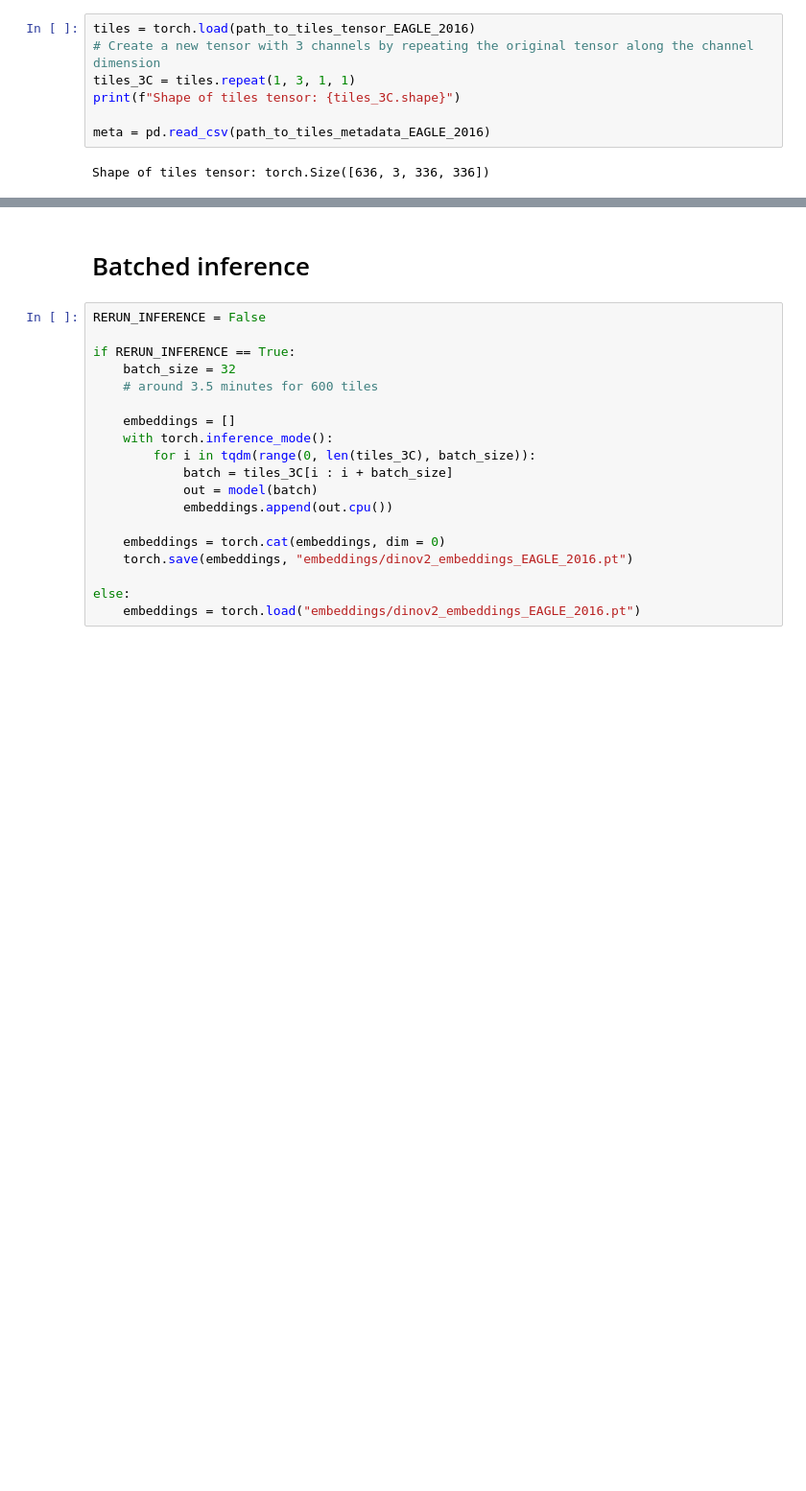
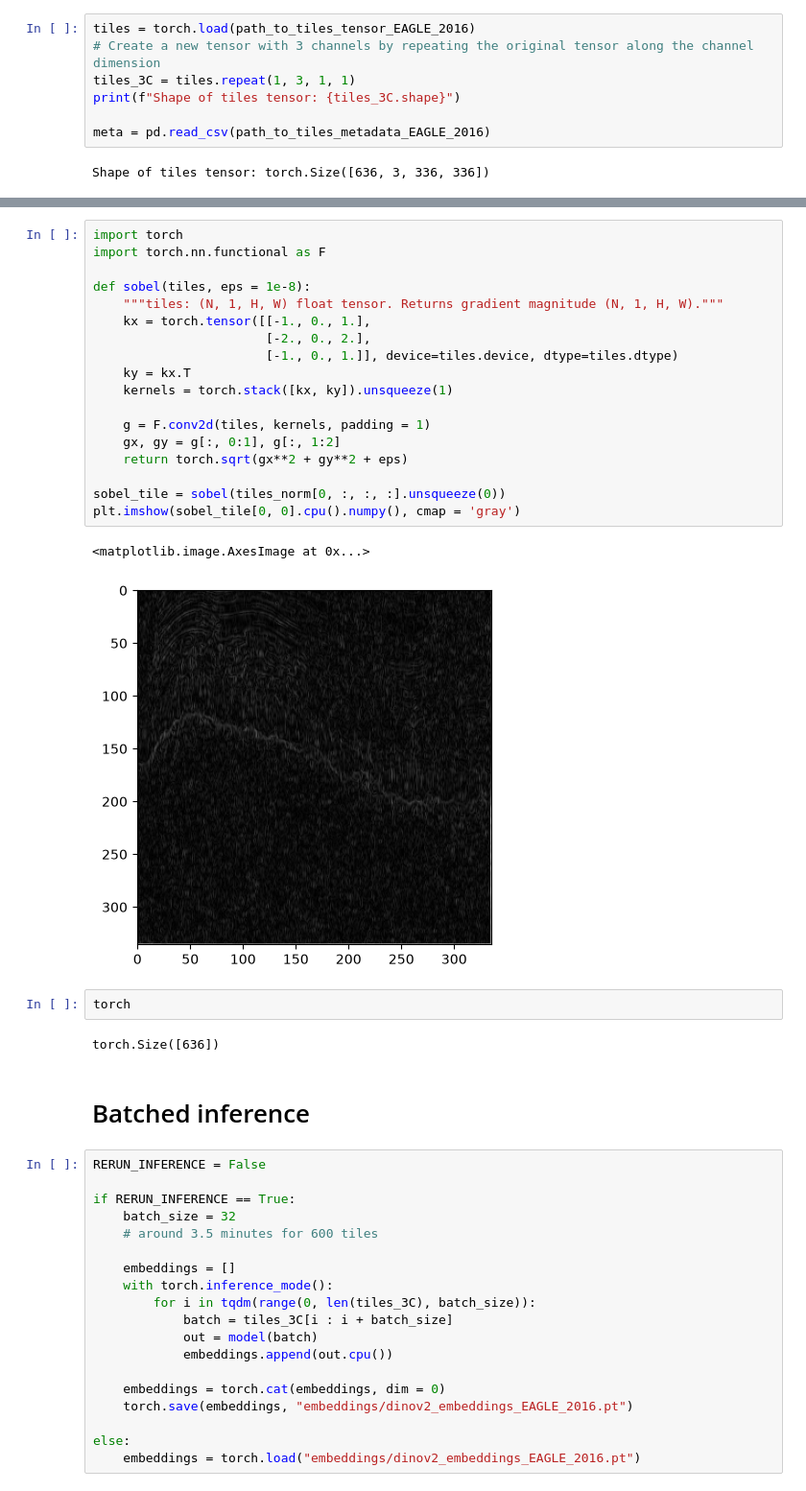
Before and after one commit to kimbente/RadarCLIP, a Jupyter notebook: embeddings.ipynb, the cells around one changed output, grey strips where cells are left out. Shown at 96% size. Cells and saved outputs as stored; diff of their text form; blank space fills up the shorter version.

```diff
--- a/embeddings.ipynb
+++ b/embeddings.ipynb
@@ -45,3 +150,28 @@ Shape of tiles tensor: torch.Size([636, 3, 336, 336])
+# %%
+import torch
+import torch.nn.functional as F
+
+def sobel(tiles, eps = 1e-8):
+    """tiles: (N, 1, H, W) float tensor. Returns gradient magnitude (N, 1, H, W)."""
+    kx = torch.tensor([[-1., 0., 1.],
+                       [-2., 0., 2.],
+                       [-1., 0., 1.]], device=tiles.device, dtype=tiles.dtype)
+    ky = kx.T
+    kernels = torch.stack([kx, ky]).unsqueeze(1)
+
+    g = F.conv2d(tiles, kernels, padding = 1)
+    gx, gy = g[:, 0:1], g[:, 1:2]
+    return torch.sqrt(gx**2 + gy**2 + eps)
+
+sobel_tile = sobel(tiles_norm[0, :, :, :].unsqueeze(0))
+plt.imshow(sobel_tile[0, 0].cpu().numpy(), cmap = 'gray')
+# %% [output]
+<matplotlib.image.AxesImage at 0x...>
+[figure, added]
+# %%
+torch
+# %% [output]
+torch.Size([636])
 # %% [markdown]
 # Batched inference
 # %%
```
Also changed, not shown: parts of 6 cells of this notebook, 8 other files.
